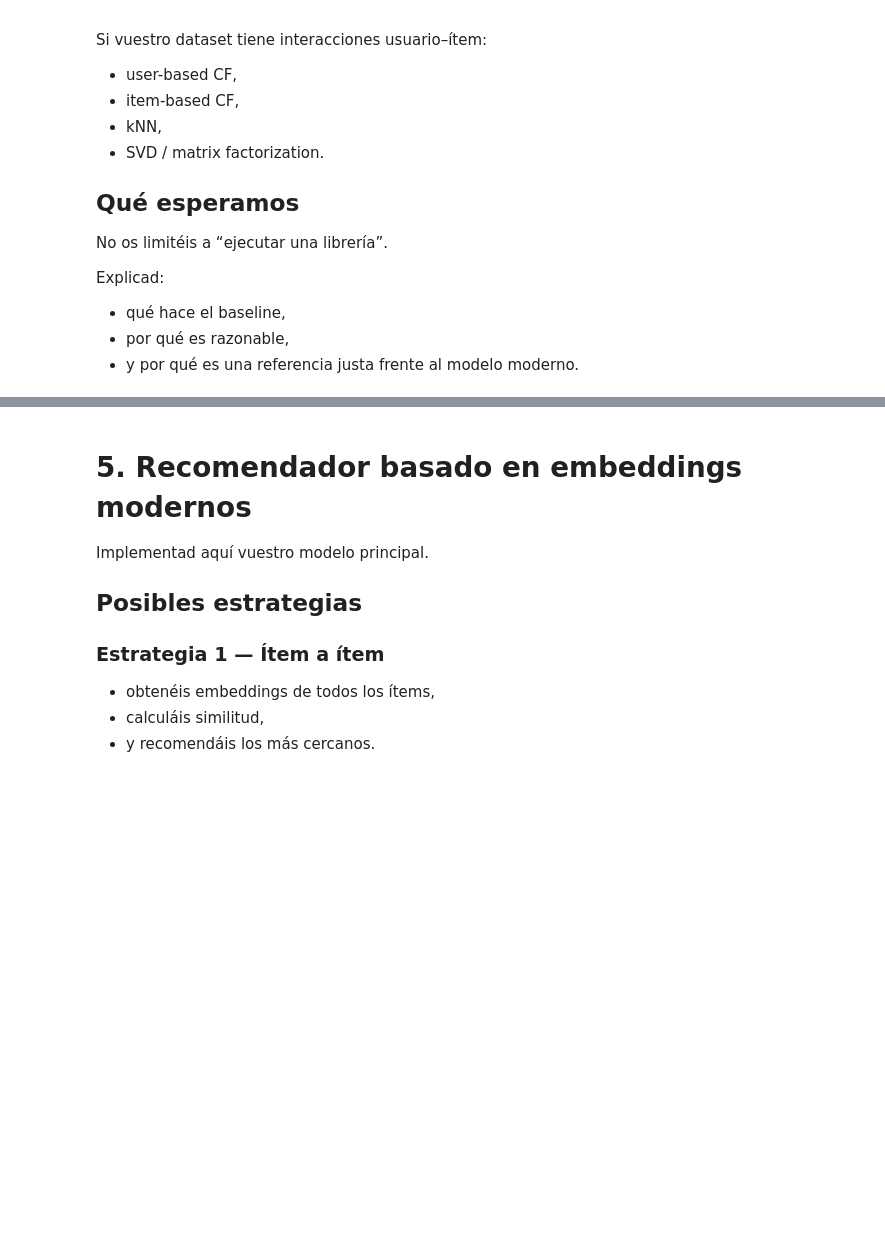
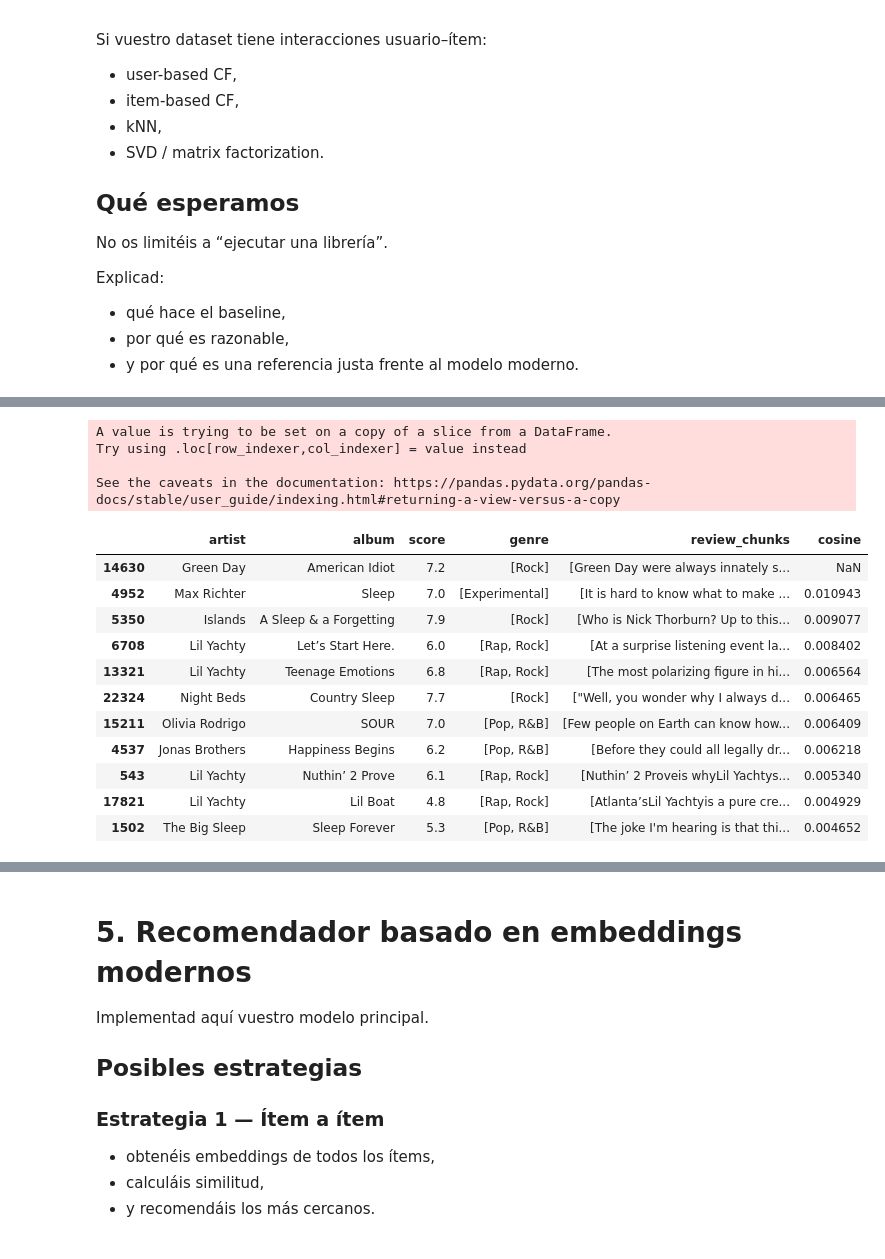
Before and after one commit to carlotaprosper/Music-Recommendator, a Jupyter notebook: enunciado_practica_recomendador_embeddings_modernos.ipynb, the cells around one changed output, grey strips where cells are left out. Cells and saved outputs as stored; diff of their text form; code cells hidden in the pictures; blank space fills up the shorter version.

```diff
--- a/enunciado_practica_recomendador_embeddings_modernos.ipynb
+++ b/enunciado_practica_recomendador_embeddings_modernos.ipynb
@@ -854,0 +940,31 @@ Explicad:
+# %%
+#VERSION B
+
+table, indices = get_recommendations('American Idiot', cosine_sim_B, music_repres)
+
+original = music_final[music_final['album'] == "American Idiot"]
+
+recommended = music_final.iloc[indices]
+
+recommended['cosine'] = cosine_sim_B[0][indices]
+
+recommended = recommended.sort_values(by='cosine', ascending=False)
+
+pd.concat([original, recommended])
+# %% [output]
+A value is trying to be set on a copy of a slice from a DataFrame.
+Try using .loc[row_indexer,col_indexer] = value instead
+
+See the caveats in the documentation: https://pandas.pydata.org/pandas-docs/stable/user_guide/indexing.html#returning-a-view-versus-a-copy
+|  | artist | album | score | genre | review_chunks | cosine |
+| 14630 | Green Day | American Idiot | 7.2 | [Rock] | [Green Day were always innately s... | NaN |
+| 4952 | Max Richter | Sleep | 7.0 | [Experimental] | [It is hard to know what to make ... | 0.010943 |
+| 5350 | Islands | A Sleep & a Forgetting | 7.9 | [Rock] | [Who is Nick Thorburn? Up to this... | 0.009077 |
+| 6708 | Lil Yachty | Let’s Start Here. | 6.0 | [Rap, Rock] | [At a surprise listening event la... | 0.008402 |
+| 13321 | Lil Yachty | Teenage Emotions | 6.8 | [Rap, Rock] | [The most polarizing figure in hi... | 0.006564 |
+| 22324 | Night Beds | Country Sleep | 7.7 | [Rock] | ["Well, you wonder why I always d... | 0.006465 |
+| 15211 | Olivia Rodrigo | SOUR | 7.0 | [Pop, R&B] | [Few people on Earth can know how... | 0.006409 |
+| 4537 | Jonas Brothers | Happiness Begins | 6.2 | [Pop, R&B] | [Before they could all legally dr... | 0.006218 |
+| 543 | Lil Yachty | Nuthin’ 2 Prove | 6.1 | [Rap, Rock] | [Nuthin’ 2 Proveis whyLil Yachtys... | 0.005340 |
+| 17821 | Lil Yachty | Lil Boat | 4.8 | [Rap, Rock] | [Atlanta’sLil Yachtyis a pure cre... | 0.004929 |
+| 1502 | The Big Sleep | Sleep Forever | 5.3 | [Pop, R&B] | [The joke I'm hearing is that thi... | 0.004652 |
```
Also changed, not shown: parts of 23 cells of this notebook, 1 other file.
